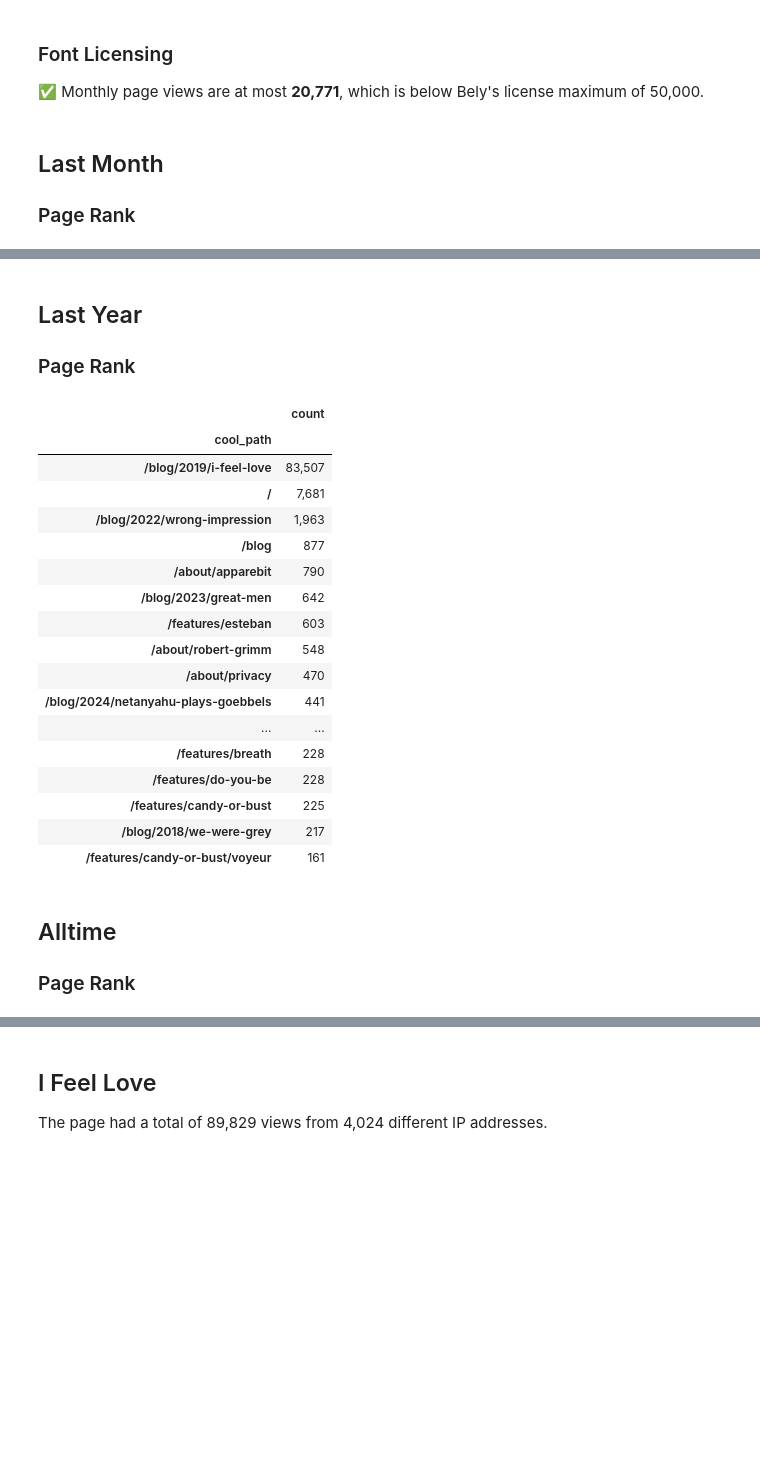
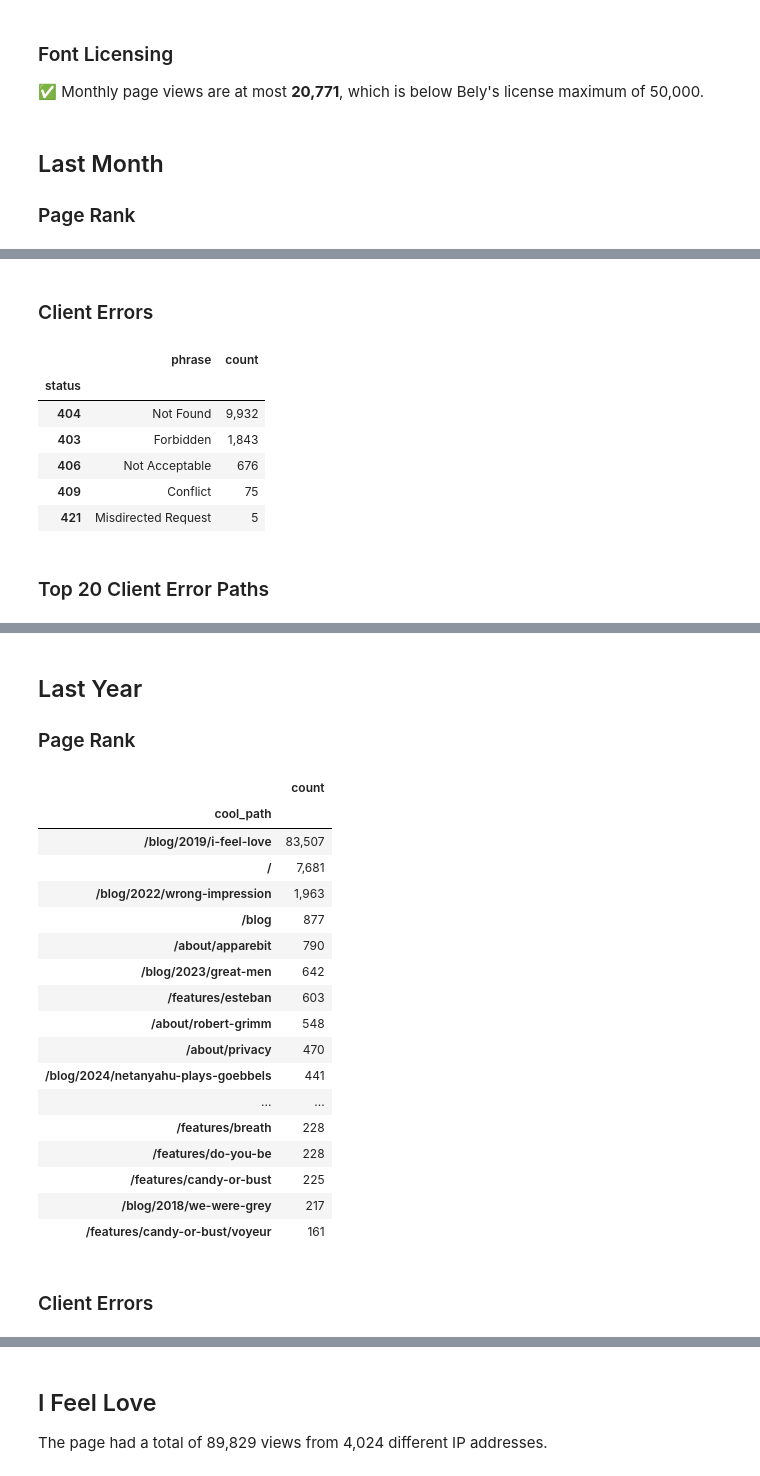
Before and after one commit to apparebit/analog, a Jupyter notebook: report.ipynb, the cells around one changed output, grey strips where cells are left out. Saved outputs shown, nothing was run; the diff lists cells and outputs as text; code cells hidden in the pictures; blank space fills up the shorter version.

Commit message:
add client error data

```diff
--- a/report.ipynb
+++ b/report.ipynb
@@ -35,53 +36,50 @@ def highlights(label, data):
     display(HTML(f"<h2>{label}</h2>\n<h3>Page Rank</h3>"))
     views = data.only.successful().only.humans().only.GET().only.markup()
     known_views = views.only.one_of("cool_path", *APPAREBIT_COOL_PATHS)
     known_views.value_counts("cool_path").show().done()
 
+    display(HTML("<h3>Client Errors</h3>"))
+    client_errors = data.only.humans().only.client_error()
+    df = client_errors.value_counts("status").data.to_frame()
+    df.insert(0, column="phrase", value=[HTTPStatus(s).phrase for s in df.index.values])
+    display(df.style.format(thousands=","))
+
+    display(HTML("<h3>Top 20 Client Error Paths</h3>"))
+    client_errors.value_counts("path").show(rows=20)
+
+
 data = analog.analyze(frame)
 highlights("Last Month", data.over.last_month())
 highlights("Last Year", data.over.last_year())
 highlights("Alltime", data)
 # %% [output]
 Last Month
 Page Rank
 |  | count |
 | cool_path |  |
 | /blog/2019/i-feel-love | 6,906 |
 | / | 685 |
 | /blog/2022/wrong-impression | 351 |
 | /blog | 99 |
 | /about/apparebit | 76 |
 | /blog/2023/great-men | 68 |
 | /blog/2024/netanyahu-plays-goebbels | 54 |
 | /blog/2022/zuckerberg-lies | 52 |
 | /blog/2022/new-map-layers | 51 |
 | /features/esteban | 50 |
 | ... | ... |
 | /about/robert-grimm/with-halo | 20 |
 | /features/do-you-be | 19 |
 | /features/candy-or-bust | 19 |
 | /features/breath | 17 |
 | /features/candy-or-bust/voyeur | 10 |
-Last Year
-Page Rank
+Client Errors
-|  | count |
-| cool_path |  |
-| /blog/2019/i-feel-love | 83,507 |
-| / | 7,681 |
-| /blog/2022/wrong-impression | 1,963 |
-| /blog | 877 |
-| /about/apparebit | 790 |
-| /blog/2023/great-men | 642 |
-| /features/esteban | 603 |
-| /about/robert-grimm | 548 |
-| /about/privacy | 470 |
-| /blog/2024/netanyahu-plays-goebbels | 441 |
-| ... | ... |
-| /features/breath | 228 |
-| /features/do-you-be | 228 |
-| /features/candy-or-bust | 225 |
-| /blog/2018/we-were-grey | 217 |
-| /features/candy-or-bust/voyeur | 161 |
+|  | phrase | count |
+| status |  |  |
+| 404 | Not Found | 9,932 |
+| 403 | Forbidden | 1,843 |
+| 406 | Not Acceptable | 676 |
+| 409 | Conflict | 75 |
+| 421 | Misdirected Request | 5 |
-Alltime
-Page Rank
+Top 20 Client Error Paths
 |  | count |
@@ -104,0 +103,21 @@ Page Rank
+Last Year
+Page Rank
+|  | count |
+| cool_path |  |
+| /blog/2019/i-feel-love | 83,507 |
+| / | 7,681 |
+| /blog/2022/wrong-impression | 1,963 |
+| /blog | 877 |
+| /about/apparebit | 790 |
+| /blog/2023/great-men | 642 |
+| /features/esteban | 603 |
+| /about/robert-grimm | 548 |
+| /about/privacy | 470 |
+| /blog/2024/netanyahu-plays-goebbels | 441 |
+| ... | ... |
+| /features/breath | 228 |
+| /features/do-you-be | 228 |
+| /features/candy-or-bust | 225 |
+| /blog/2018/we-were-grey | 217 |
+| /features/candy-or-bust/voyeur | 161 |
+Client Errors
```
Also changed, not shown: parts of 2 cells of this notebook.
